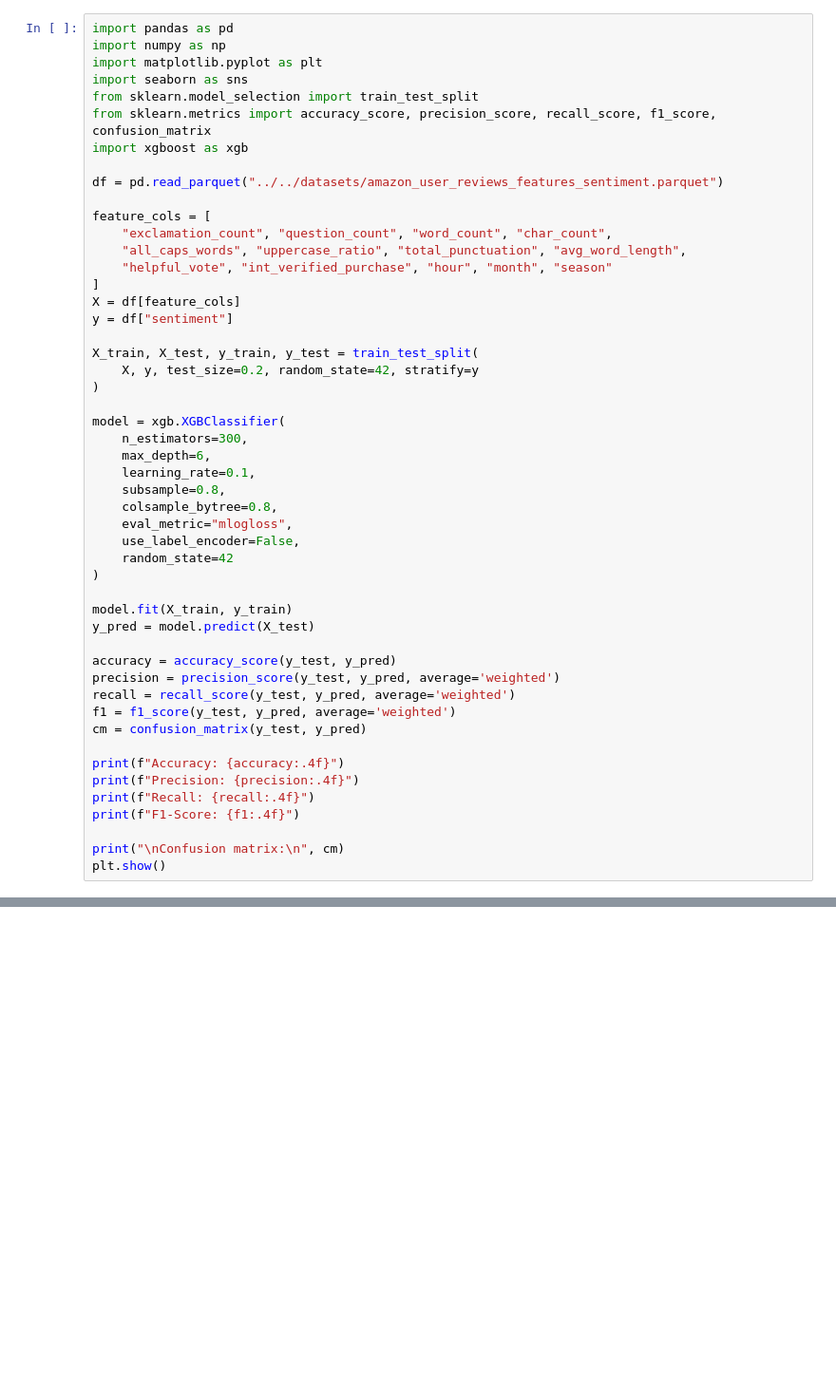
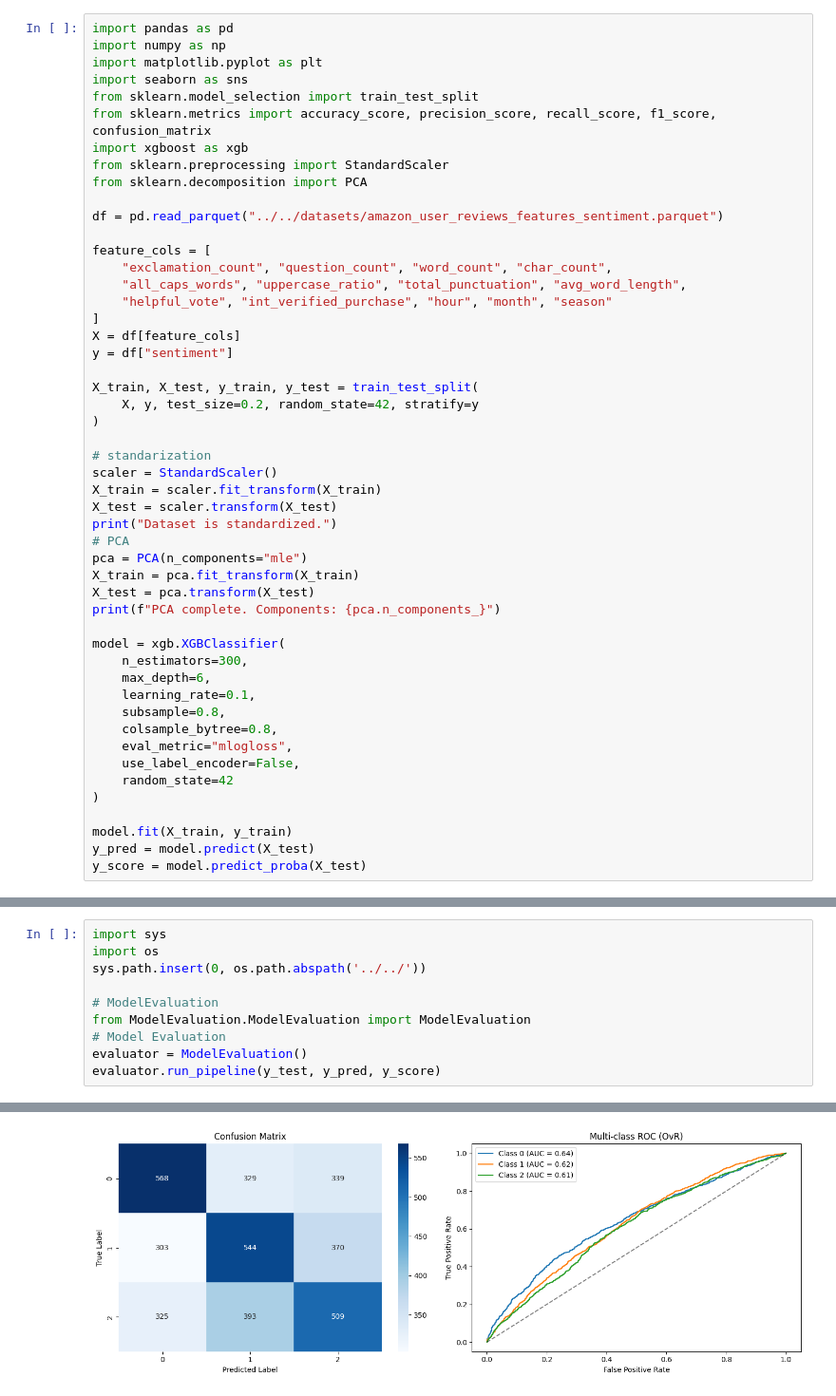
Before and after one commit to yifeica0/ECS171-Group8, a Jupyter notebook: ModelTraining/Regular_ML/XGBoost.ipynb, the cells around one changed output, grey strips where cells are left out. Shown at 95% size. Drawn from its saved outputs; the diff is of its cells as text; blank space fills up the shorter version.

Commit message:
add: standardization and pca for XGBoost

```diff
--- a/ModelTraining/Regular_ML/XGBoost.ipynb
+++ b/ModelTraining/Regular_ML/XGBoost.ipynb
@@ -6,6 +8,8 @@ import seaborn as sns
 from sklearn.model_selection import train_test_split
 from sklearn.metrics import accuracy_score, precision_score, recall_score, f1_score, confusion_matrix
 import xgboost as xgb
+from sklearn.preprocessing import StandardScaler
+from sklearn.decomposition import PCA
 
 df = pd.read_parquet("../../datasets/amazon_user_reviews_features_sentiment.parquet")
 
@@ -21,6 +25,17 @@ X_train, X_test, y_train, y_test = train_test_split(
     X, y, test_size=0.2, random_state=42, stratify=y
 )
 
+# standarization
+scaler = StandardScaler()
+X_train = scaler.fit_transform(X_train)
+X_test = scaler.transform(X_test)
+print("Dataset is standardized.")
+# PCA
+pca = PCA(n_components="mle")
+X_train = pca.fit_transform(X_train)
+X_test = pca.transform(X_test)
+print(f"PCA complete. Components: {pca.n_components_}")
+
 model = xgb.XGBClassifier(
     n_estimators=300,
     max_depth=6,
@@ -34,18 +49,5 @@ model = xgb.XGBClassifier(
 
 model.fit(X_train, y_train)
 y_pred = model.predict(X_test)
-
-accuracy = accuracy_score(y_test, y_pred)
-precision = precision_score(y_test, y_pred, average='weighted')
-recall = recall_score(y_test, y_pred, average='weighted')
-f1 = f1_score(y_test, y_pred, average='weighted')
-cm = confusion_matrix(y_test, y_pred)
-
-print(f"Accuracy: {accuracy:.4f}")
-print(f"Precision: {precision:.4f}")
-print(f"Recall: {recall:.4f}")
-print(f"F1-Score: {f1:.4f}")
-
-print("\nConfusion matrix:\n", cm)
-plt.show()
+y_score = model.predict_proba(X_test)
 # %% [output]
@@ -63,0 +59,11 @@ Confusion matrix:
+# %%
+import sys
+import os
+sys.path.insert(0, os.path.abspath('../../'))
+
+# ModelEvaluation
+from ModelEvaluation.ModelEvaluation import ModelEvaluation
+# Model Evaluation
+evaluator = ModelEvaluation()
+evaluator.run_pipeline(y_test, y_pred, y_score)
+# %% [output]
@@ -63,0 +87 @@ Confusion matrix:
+[figure, added]
```
Also changed, not shown: parts of 3 cells of this notebook, 2 other files.
